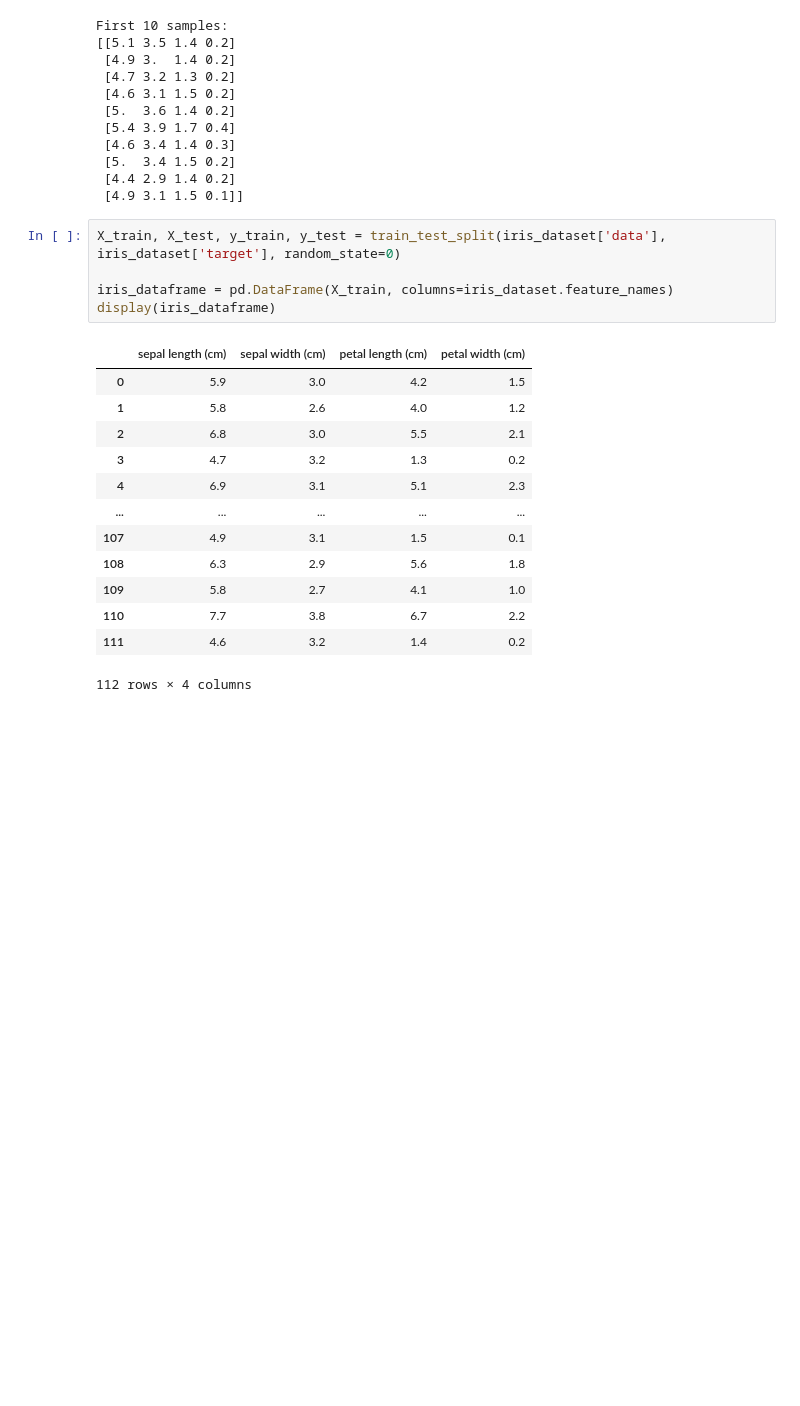
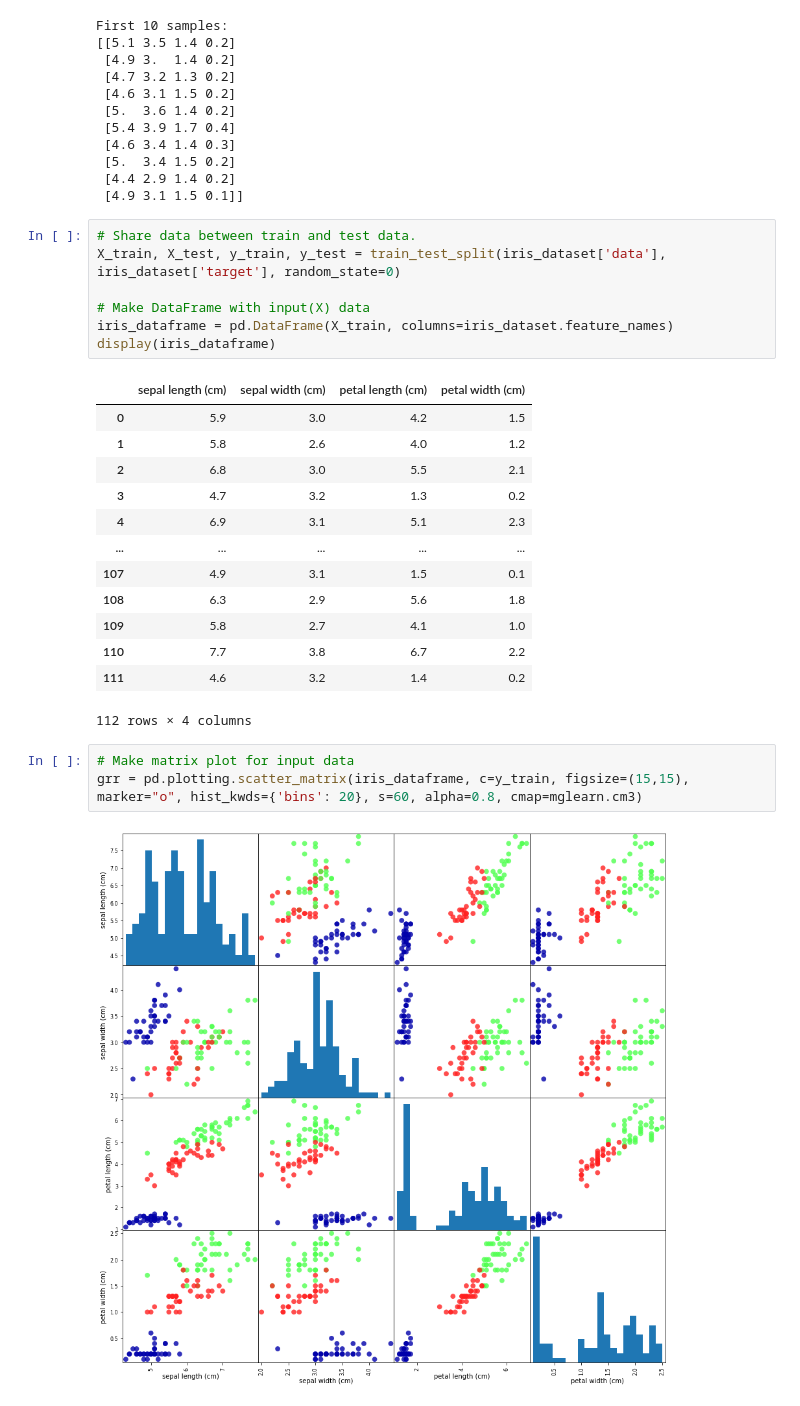
Before and after one commit to SMajev/Iris-Classifier, a Jupyter notebook: Iris_Classifier.ipynb, the cells around one changed output. Cells and saved outputs as stored; diff of their text form; blank space fills up the shorter version.

Commit message:
MatrixPlot

```diff
--- a/Iris_Classifier.ipynb
+++ b/Iris_Classifier.ipynb
@@ -42,8 +43,10 @@ First 10 samples:
  [4.4 2.9 1.4 0.2]
  [4.9 3.1 1.5 0.1]]
 # %%
+# Share data between train and test data.
 X_train, X_test, y_train, y_test = train_test_split(iris_dataset['data'], iris_dataset['target'], random_state=0)
 
+# Make DataFrame with input(X) data
 iris_dataframe = pd.DataFrame(X_train, columns=iris_dataset.feature_names)
 display(iris_dataframe)
 # %% [output]
@@ -60,3 +63,8 @@ display(iris_dataframe)
 | 110 | 7.7 | 3.8 | 6.7 | 2.2 |
 | 111 | 4.6 | 3.2 | 1.4 | 0.2 |
 112 rows × 4 columns
+# %%
+# Make matrix plot for input data
+grr = pd.plotting.scatter_matrix(iris_dataframe, c=y_train, figsize=(15,15), marker="o", hist_kwds={'bins': 20}, s=60, alpha=0.8, cmap=mglearn.cm3)
+# %% [output]
+[figure, added]
```
Also changed, not shown: parts of 1 cell of this notebook.
